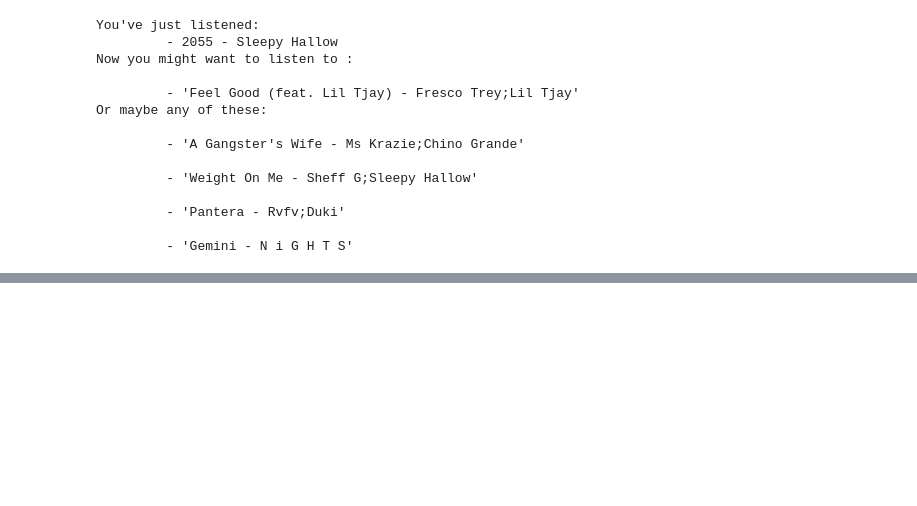
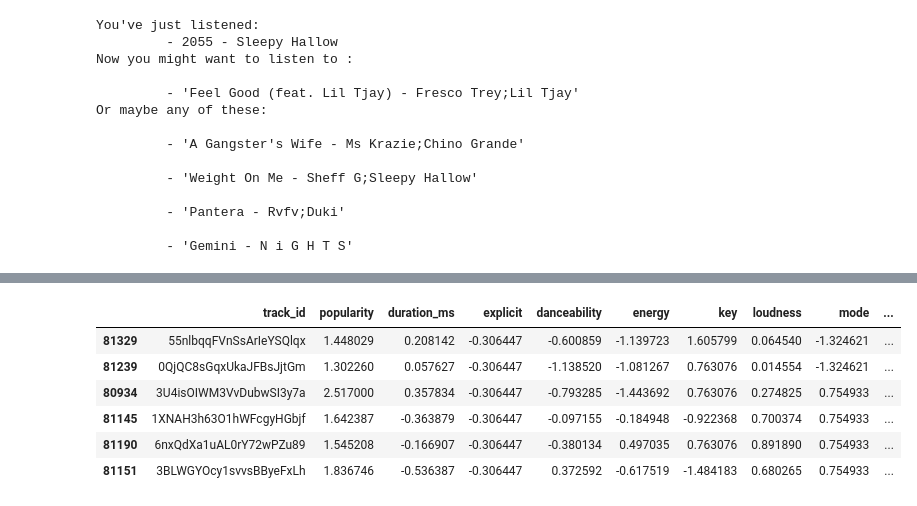
Before and after one commit to Cagan124/SMU-Project-4, a Jupyter notebook: Spotify EDA.ipynb, the cells around one changed output, grey strips where cells are left out. Drawn from its saved outputs; the diff is of its cells as text; code cells hidden in the pictures; blank space fills up the shorter version.

```diff
--- a/Spotify EDA.ipynb
+++ b/Spotify EDA.ipynb
@@ -497,0 +650,44 @@ recommend_song_artist('The Hills', 'The Weeknd', df_model, numeric_columns)
+# %%
+# define the number of nearest neighbors to consider
+k = 6
+
+# define a function to recommend songs based on a given song name
+def recommend_song_artist(track_name, artist, df_final, features):
+
+    train = df_final.loc[df_final.artists == artist]
+
+    k = min(len(train), 6)
+
+    # initialize the model with the number of neighbors
+    model = NearestNeighbors(n_neighbors=k)
+
+    # fit the model to the data
+    model.fit(train[features])
+
+    # get the track_id of the given track name
+    track_id = df_final[df_final['track_name'] == track_name]['track_id'].iloc[0]
+
+    # get the index of the tracks in the model dataframe
+    idx = df_final[df_final['track_id'] == track_id].index[0]
+
+    # get the features of the tracks
+    track_features = df_final.loc[idx, features].values.reshape(1, -1)
+
+    # find the k nearest neighbors
+    distances, indices = model.kneighbors(track_features)
+
+    # get the track names of the nearest neighbors
+    tracks = train.iloc[indices[0]]
+    tracks["distance"] = distances[0]
+
+    return tracks
+# %%
+recommend_song_artist('You & I (Nobody in the World)', 'John Legend', df_final, features)
+# %% [output]
+|  | track_id | popularity | duration_ms | explicit | danceability | energy | key | loudness | mode | ... |
+| 81329 | 55nlbqqFVnSsArIeYSQlqx | 1.448029 | 0.208142 | -0.306447 | -0.600859 | -1.139723 | 1.605799 | 0.064540 | -1.324621 | ... |
+| 81239 | 0QjQC8sGqxUkaJFBsJjtGm | 1.302260 | 0.057627 | -0.306447 | -1.138520 | -1.081267 | 0.763076 | 0.014554 | -1.324621 | ... |
+| 80934 | 3U4isOIWM3VvDubwSI3y7a | 2.517000 | 0.357834 | -0.306447 | -0.793285 | -1.443692 | 0.763076 | 0.274825 | 0.754933 | ... |
+| 81145 | 1XNAH3h63O1hWFcgyHGbjf | 1.642387 | -0.363879 | -0.306447 | -0.097155 | -0.184948 | -0.922368 | 0.700374 | 0.754933 | ... |
+| 81190 | 6nxQdXa1uAL0rY72wPZu89 | 1.545208 | -0.166907 | -0.306447 | -0.380134 | 0.497035 | 0.763076 | 0.891890 | 0.754933 | ... |
+| 81151 | 3BLWGYOcy1svvsBByeFxLh | 1.836746 | -0.536387 | -0.306447 | 0.372592 | -0.617519 | -1.484183 | 0.680265 | 0.754933 | ... |
```
Also changed, not shown: parts of 34 cells of this notebook, 2 other files.
